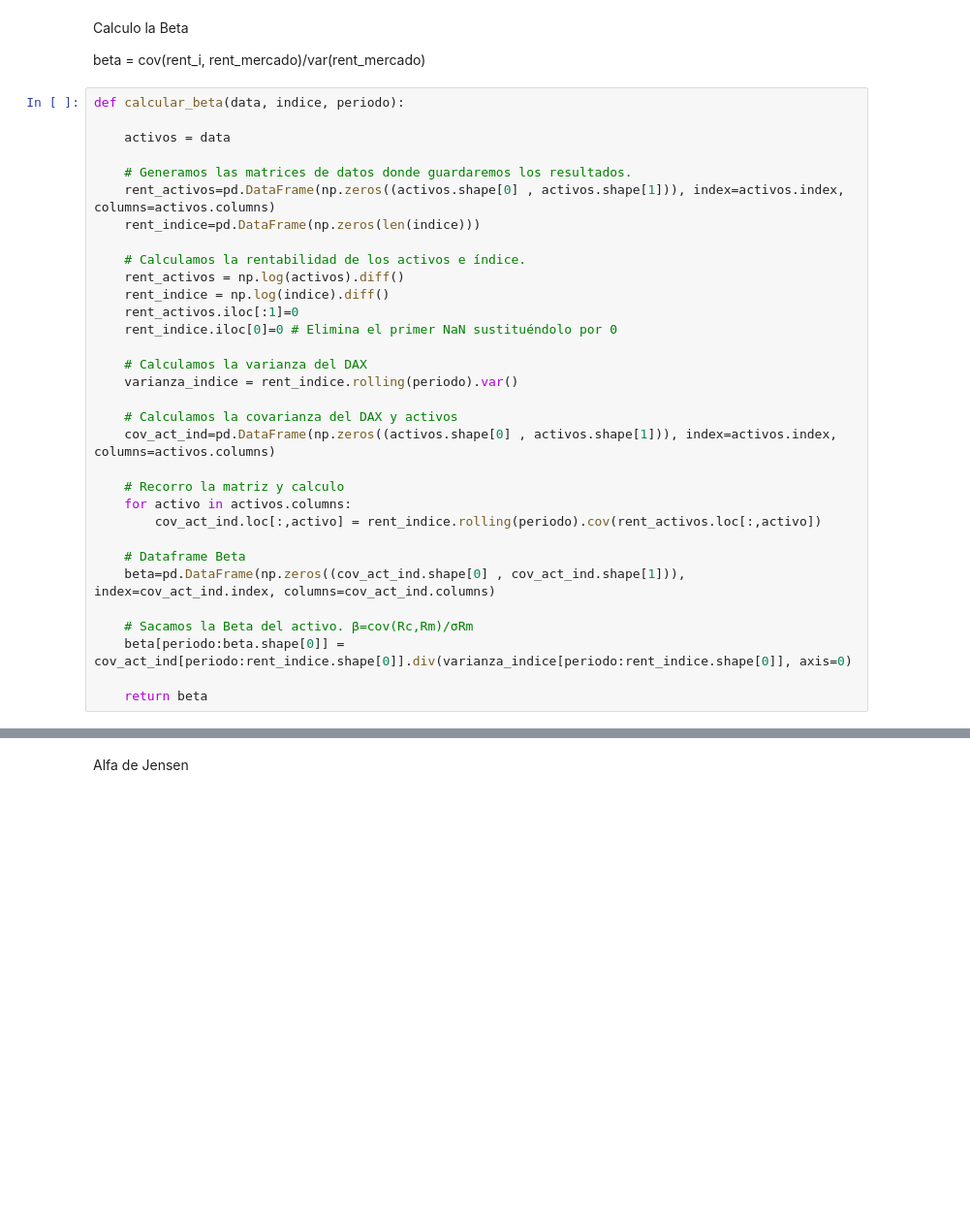
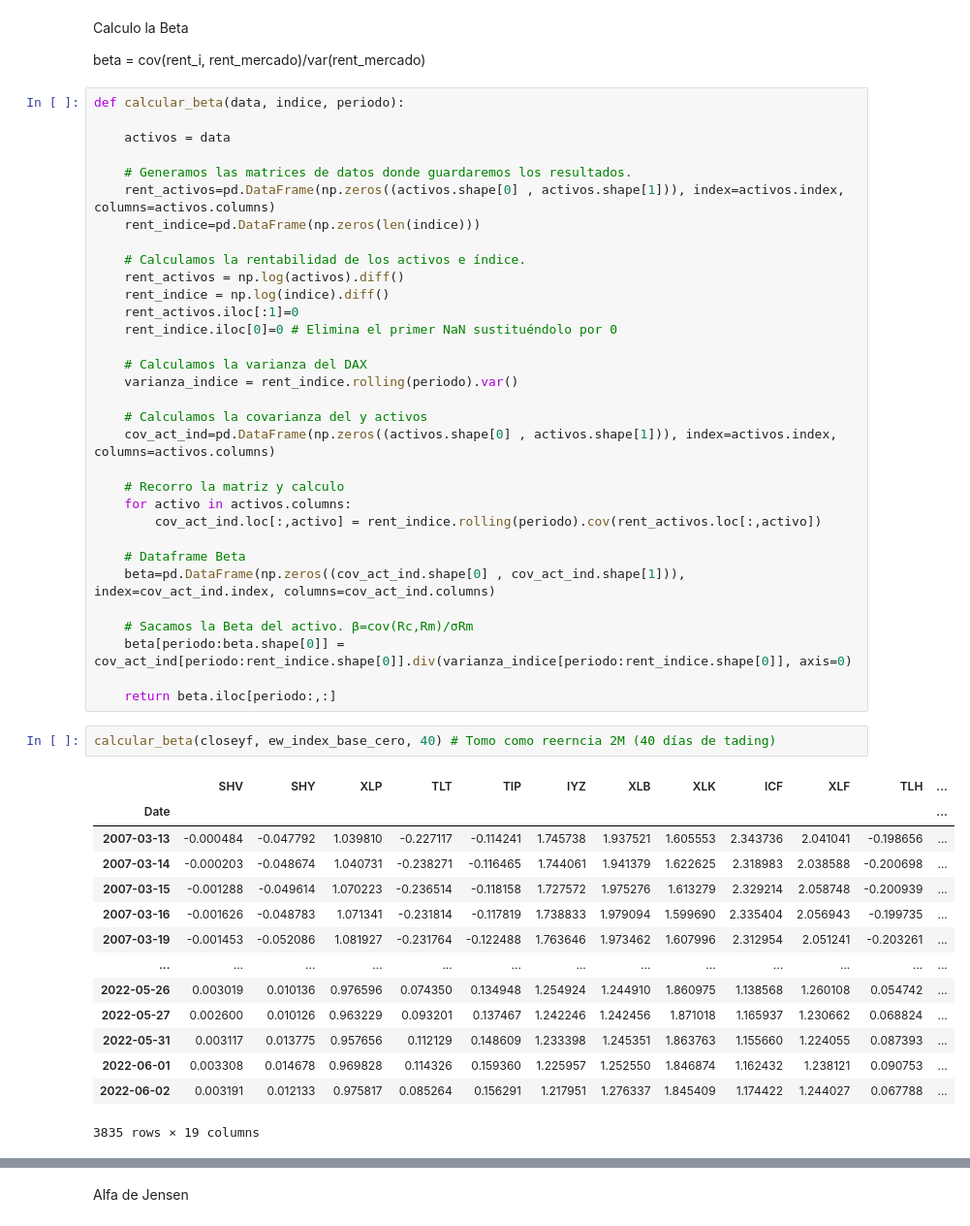
Before and after one commit to NicoGuillen/Backtest, a Jupyter notebook: Quant_Features.ipynb, the cells around one changed output, grey strips where cells are left out. Shown: that part at 97% size. Drawn from its saved outputs; the diff is of its cells as text; blank space fills up the shorter version.

```diff
--- a/Quant_Features.ipynb
+++ b/Quant_Features.ipynb
@@ -361,7 +361,7 @@ def calcular_beta(data, indice, periodo):
     # Calculamos la varianza del DAX
     varianza_indice = rent_indice.rolling(periodo).var()
 
-    # Calculamos la covarianza del DAX y activos
+    # Calculamos la covarianza del y activos
     cov_act_ind=pd.DataFrame(np.zeros((activos.shape[0] , activos.shape[1])), index=activos.index, columns=activos.columns)
 
     # Recorro la matriz y calculo
@@ -374,4 +374,21 @@ def calcular_beta(data, indice, periodo):
     # Sacamos la Beta del activo. β=cov(Rc,Rm)/σRm
     beta[periodo:beta.shape[0]] = cov_act_ind[periodo:rent_indice.shape[0]].div(varianza_indice[periodo:rent_indice.shape[0]], axis=0)
 
-    return beta
+    return beta.iloc[periodo:,:]
+# %%
+calcular_beta(closeyf, ew_index_base_cero, 40) # Tomo como reerncia 2M (40 días de tading)
+# %% [output]
+|  | SHV | SHY | XLP | TLT | TIP | IYZ | XLB | XLK | ICF | XLF | TLH | ... |
+| Date |  |  |  |  |  |  |  |  |  |  |  | ... |
+| 2007-03-13 | -0.000484 | -0.047792 | 1.039810 | -0.227117 | -0.114241 | 1.745738 | 1.937521 | 1.605553 | 2.343736 | 2.041041 | -0.198656 | ... |
+| 2007-03-14 | -0.000203 | -0.048674 | 1.040731 | -0.238271 | -0.116465 | 1.744061 | 1.941379 | 1.622625 | 2.318983 | 2.038588 | -0.200698 | ... |
+| 2007-03-15 | -0.001288 | -0.049614 | 1.070223 | -0.236514 | -0.118158 | 1.727572 | 1.975276 | 1.613279 | 2.329214 | 2.058748 | -0.200939 | ... |
+| 2007-03-16 | -0.001626 | -0.048783 | 1.071341 | -0.231814 | -0.117819 | 1.738833 | 1.979094 | 1.599690 | 2.335404 | 2.056943 | -0.199735 | ... |
+| 2007-03-19 | -0.001453 | -0.052086 | 1.081927 | -0.231764 | -0.122488 | 1.763646 | 1.973462 | 1.607996 | 2.312954 | 2.051241 | -0.203261 | ... |
+| ... | ... | ... | ... | ... | ... | ... | ... | ... | ... | ... | ... | ... |
+| 2022-05-26 | 0.003019 | 0.010136 | 0.976596 | 0.074350 | 0.134948 | 1.254924 | 1.244910 | 1.860975 | 1.138568 | 1.260108 | 0.054742 | ... |
+| 2022-05-27 | 0.002600 | 0.010126 | 0.963229 | 0.093201 | 0.137467 | 1.242246 | 1.242456 | 1.871018 | 1.165937 | 1.230662 | 0.068824 | ... |
+| 2022-05-31 | 0.003117 | 0.013775 | 0.957656 | 0.112129 | 0.148609 | 1.233398 | 1.245351 | 1.863763 | 1.155660 | 1.224055 | 0.087393 | ... |
+| 2022-06-01 | 0.003308 | 0.014678 | 0.969828 | 0.114326 | 0.159360 | 1.225957 | 1.252550 | 1.846874 | 1.162432 | 1.238121 | 0.090753 | ... |
+| 2022-06-02 | 0.003191 | 0.012133 | 0.975817 | 0.085264 | 0.156291 | 1.217951 | 1.276337 | 1.845409 | 1.174422 | 1.244027 | 0.067788 | ... |
+3835 rows × 19 columns
```
Also changed, not shown: parts of 10 cells of this notebook.
